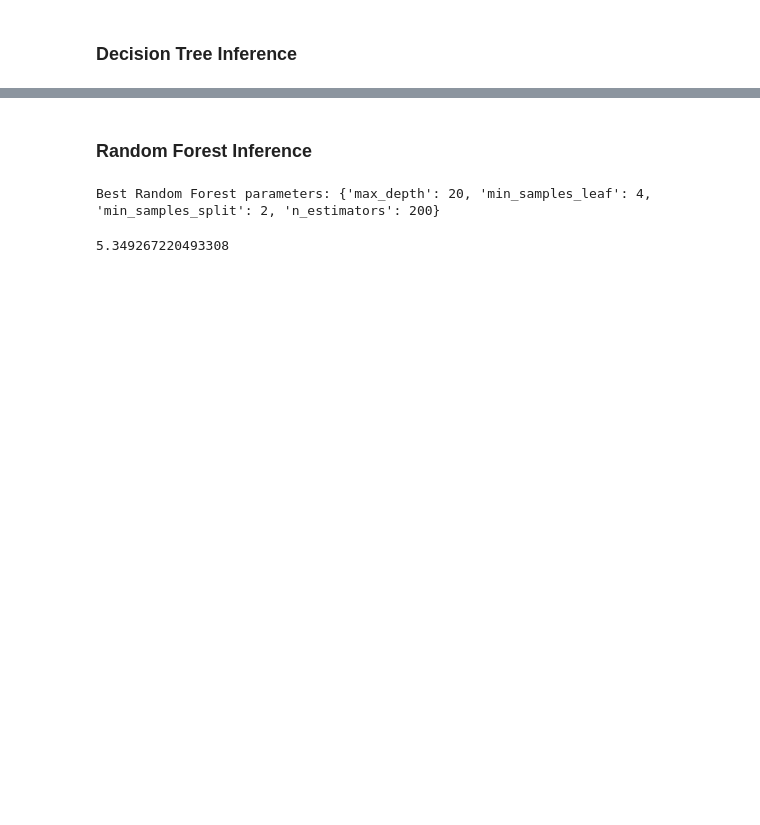
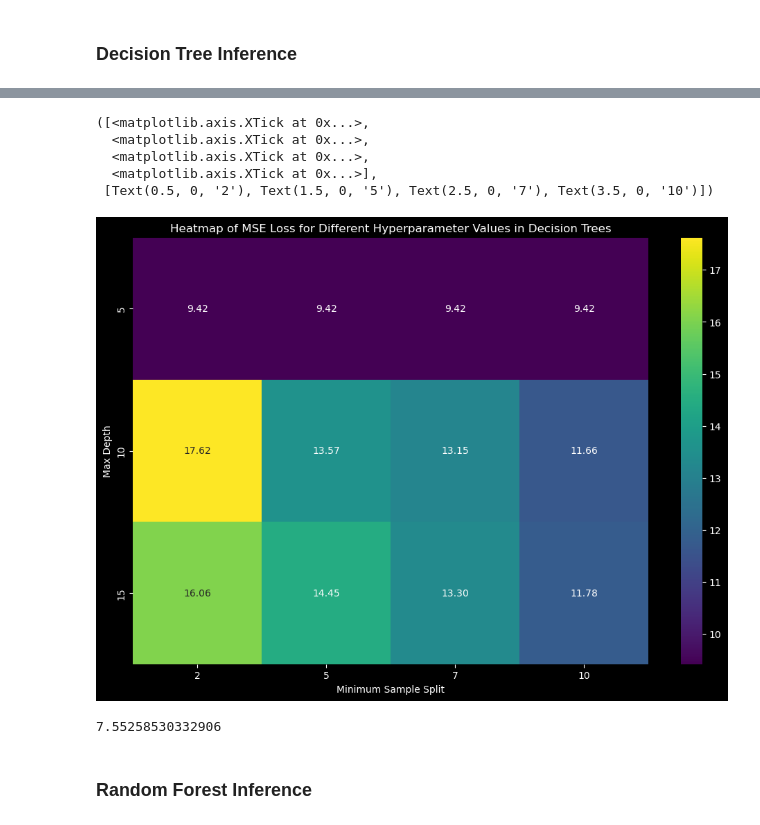
Before and after one commit to alihuss1017/ECE-225A, a Jupyter notebook: main.ipynb, the cells around one changed output, grey strips where cells are left out. Saved outputs shown, nothing was run; the diff lists cells and outputs as text; code cells hidden in the pictures; blank space fills up the shorter version.

```diff
--- a/main.ipynb
+++ b/main.ipynb
@@ -228,18 +276,37 @@ mean_squared_error(Y_test, Y_pred)
+# %%
+from sklearn.tree import DecisionTreeRegressor
+
+results = np.zeros((3, 4))
+dt_params = {'max_depth' : [5, 10, 15], 'min_samples_split': [2, 5, 7, 10]}
+
+for i, max_depth in enumerate(dt_params['max_depth']):
+    for j, min_samples_split in enumerate(dt_params['min_samples_split']):
+        model = DecisionTreeRegressor(max_depth = max_depth, min_samples_split = min_samples_split)
+        model.fit(X_train, Y_train)
+        Y_pred = model.predict(X_val)
+
+        results[i, j] = mean_squared_error(Y_pred, Y_val)
+
+plt.figure(figsize = (12, 8))
+sns.heatmap(results, annot = True, fmt = '.2f', cmap = 'viridis')
+plt.title("Heatmap of MSE Loss for Different Hyperparameter Values in Decision Trees")
+plt.ylabel('Max Depth')
+plt.xlabel('Minimum Sample Split')
+plt.yticks(ticks = np.arange(len(dt_params['max_depth'])) + 0.5, labels = dt_params['max_depth'])
+plt.xticks(ticks = np.arange(len(dt_params['min_samples_split'])) + 0.5, labels = dt_params['min_samples_split'])
+# %% [output]
+([<matplotlib.axis.XTick at 0x...>,
+  <matplotlib.axis.XTick at 0x...>,
+  <matplotlib.axis.XTick at 0x...>,
+  <matplotlib.axis.XTick at 0x...>],
+ [Text(0.5, 0, '2'), Text(1.5, 0, '5'), Text(2.5, 0, '7'), Text(3.5, 0, '10')])
+[figure, added]
+# %%
+model = DecisionTreeRegressor(max_depth = 5, min_samples_split = 2)
+model.fit(X_train, Y_train)
+Y_pred = model.predict(X_test)
+mean_squared_error(Y_pred, Y_test)
+# %% [output]
+7.55258530332906
 # %% [markdown]
 ### Random Forest Inference
-# %%
-from sklearn.ensemble import RandomForestRegressor
-
-dt_params = {'n_estimators' : [50, 100, 200], 'min_samples_split': [2, 5, 7, 10], 'max_depth': [5, 10, 20], 'min_samples_leaf': [1, 2, 4]}
-
-grid_search = GridSearchCV(RandomForestRegressor(random_state = 42), dt_params, cv = 5)
-grid_search.fit(X_train, Y_train)
-
-print(f"Best Random Forest parameters: {grid_search.best_params_}")
-# %% [output]
-Best Random Forest parameters: {'max_depth': 20, 'min_samples_leaf': 4, 'min_samples_split': 2, 'n_estimators': 200}
-# %%
-Y_pred = grid_search.best_estimator_.predict(X_test)
-mean_squared_error(Y_test, Y_pred)
-# %% [output]
-5.349267220493308
```
Also changed, not shown: parts of 13 cells of this notebook.
